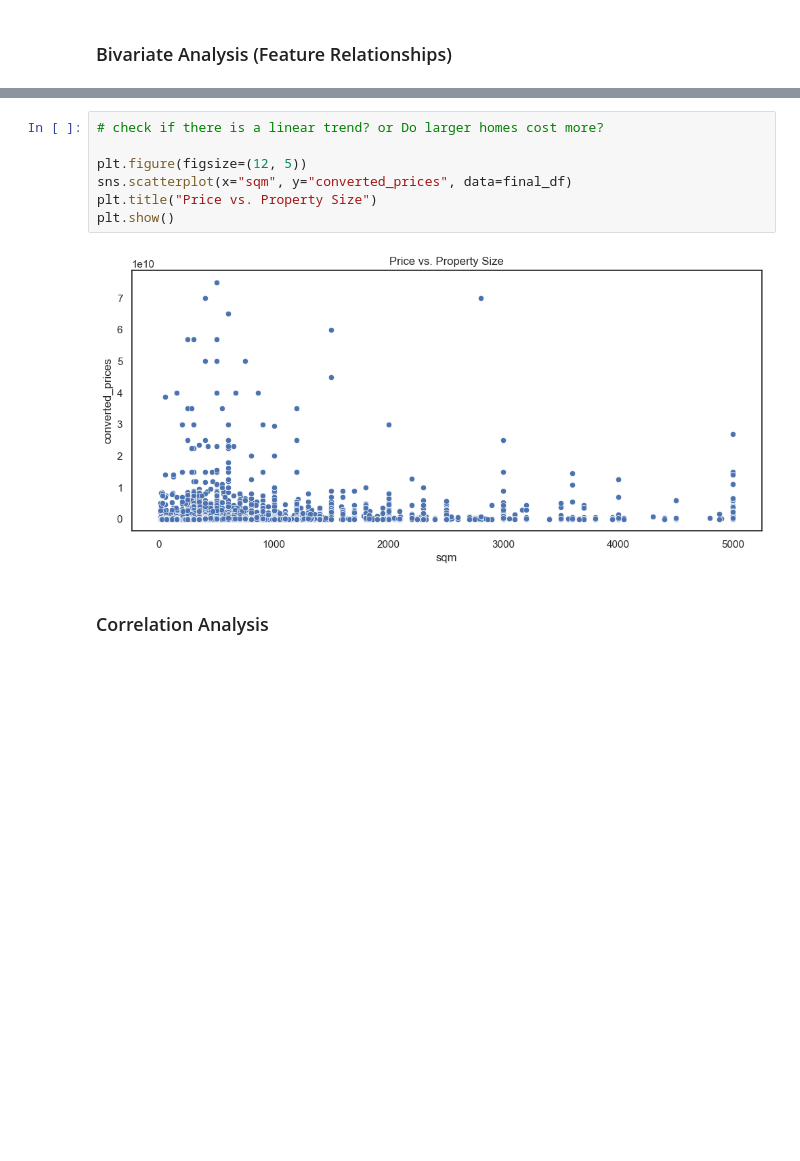
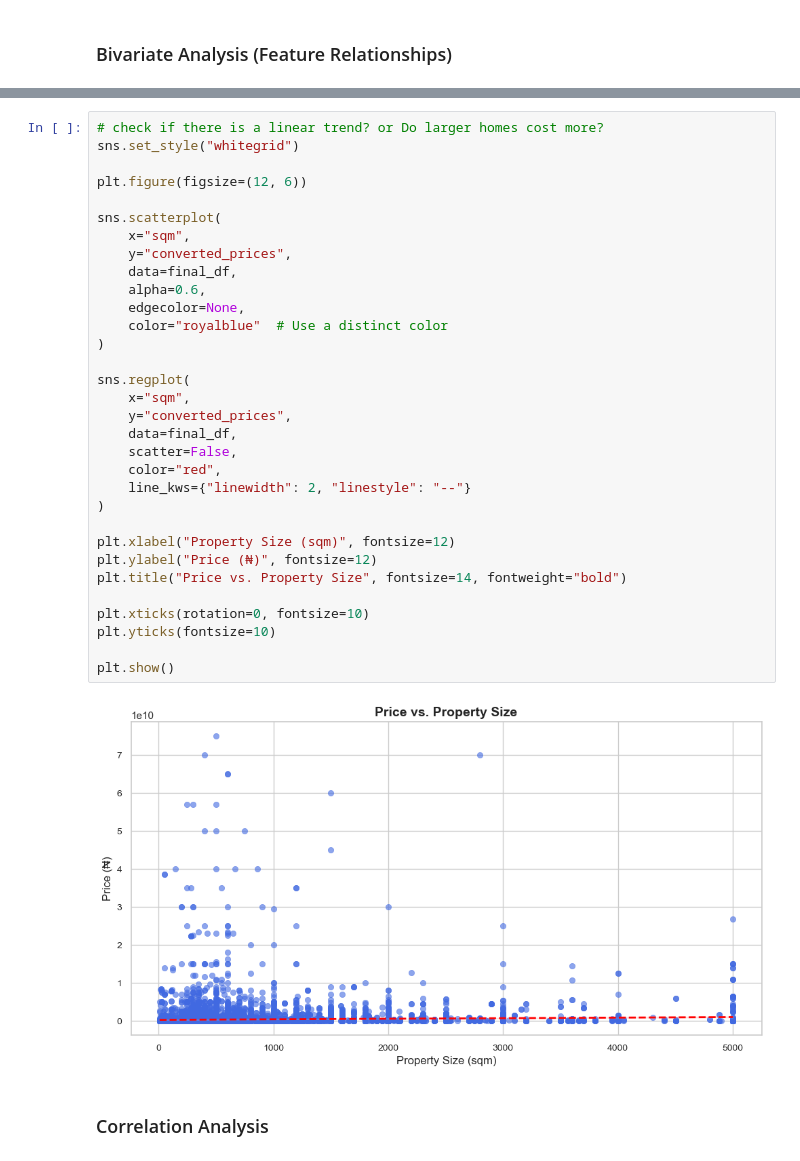
Before and after one commit to cybericdata/real_estate, a Jupyter notebook: project/backend/model/real_estates.ipynb, the cells around one changed output, grey strips where cells are left out. Cells and saved outputs as stored; diff of their text form; blank space fills up the shorter version.

```diff
--- a/project/backend/model/real_estates.ipynb
+++ b/project/backend/model/real_estates.ipynb
@@ -231,12 +266,37 @@ plt.show()
 # %%
 # check if there is a linear trend? or Do larger homes cost more?
+sns.set_style("whitegrid")
 
-plt.figure(figsize=(12, 5))
-sns.scatterplot(x="sqm", y="converted_prices", data=final_df)
-plt.title("Price vs. Property Size")
+plt.figure(figsize=(12, 6))
+
+sns.scatterplot(
+    x="sqm",
+    y="converted_prices",
+    data=final_df,
+    alpha=0.6,
+    edgecolor=None,
+    color="royalblue"  # Use a distinct color
+)
+
+sns.regplot(
+    x="sqm",
+    y="converted_prices",
+    data=final_df,
+    scatter=False,
+    color="red",
+    line_kws={"linewidth": 2, "linestyle": "--"}
+)
+
+plt.xlabel("Property Size (sqm)", fontsize=12)
+plt.ylabel("Price (₦)", fontsize=12)
+plt.title("Price vs. Property Size", fontsize=14, fontweight="bold")
+
+plt.xticks(rotation=0, fontsize=10)
+plt.yticks(fontsize=10)
+
 plt.show()
 # %% [output]
-[figure, old version]
+[figure, new version]
 # %% [markdown]
 ### Correlation Analysis
 # %%
```
Also changed, not shown: parts of 11 cells of this notebook, 4 other files.
